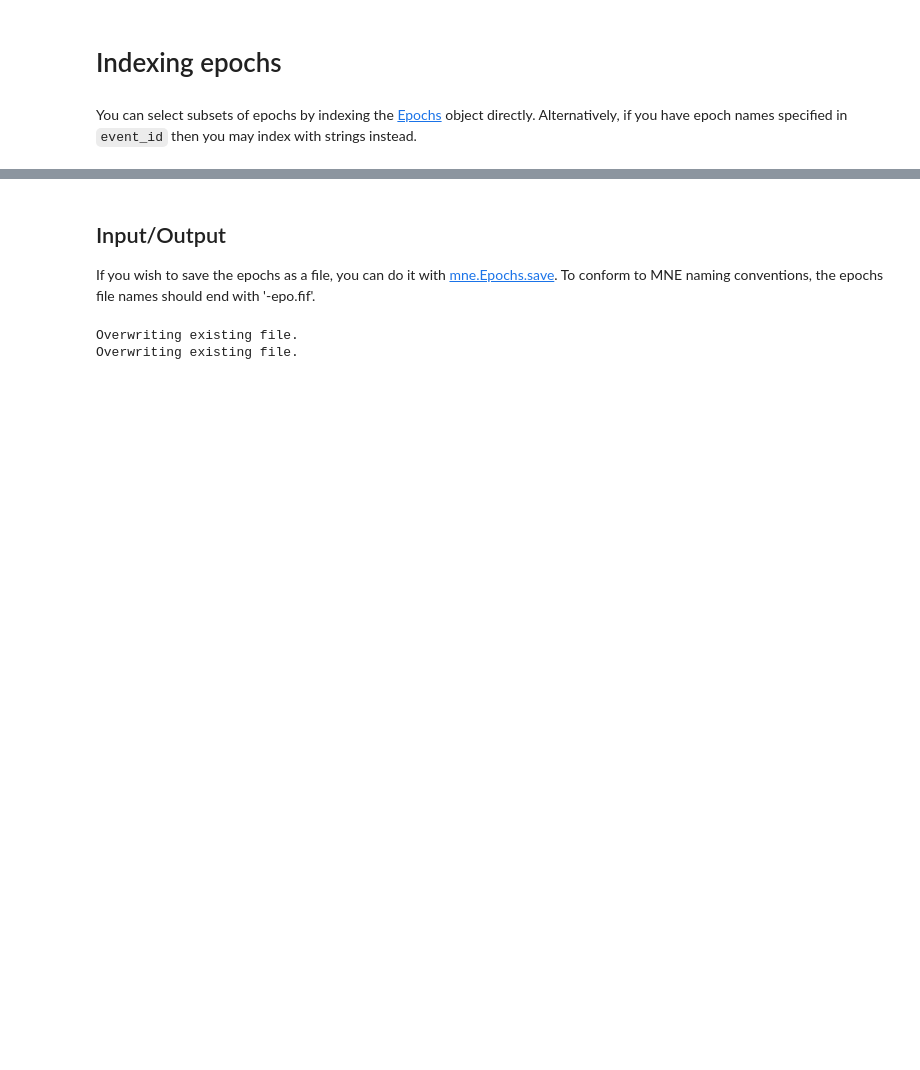
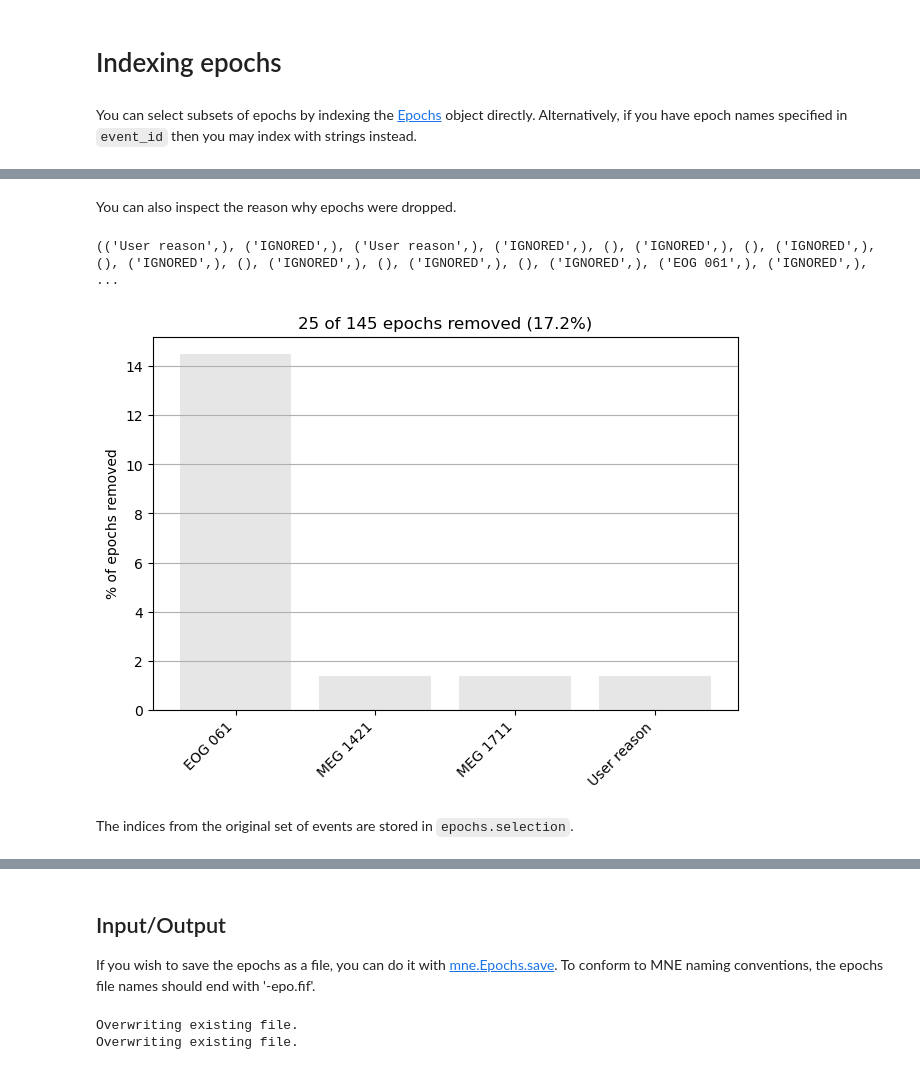
Before and after one commit to jasmainak/mne-workshop-mit, a Jupyter notebook: 01-raw_to_evoked.ipynb, the cells around one changed output, grey strips where cells are left out. Saved outputs shown, nothing was run; the diff lists cells and outputs as text; code cells hidden in the pictures; blank space fills up the shorter version.

```diff
--- a/01-raw_to_evoked.ipynb
+++ b/01-raw_to_evoked.ipynb
@@ -335,0 +433,12 @@ print(epochs['Auditory'])
+# %% [markdown]
+You can also inspect the reason why epochs were dropped.
+# %%
+print(epochs.drop_log);
+# %% [output]
+(('User reason',), ('IGNORED',), ('User reason',), ('IGNORED',), (), ('IGNORED',), (), ('IGNORED',), (), ('IGNORED',), (), ('IGNORED',), (), ('IGNORED',), (), ('IGNORED',), ('EOG 061',), ('IGNORED',), ...
+# %%
+epochs.plot_drop_log();
+# %% [output]
+[figure, added]
+# %% [markdown]
+The indices from the original set of events are stored in ``epochs.selection``.
```
Also changed, not shown: parts of 32 cells of this notebook, 1 other file.
